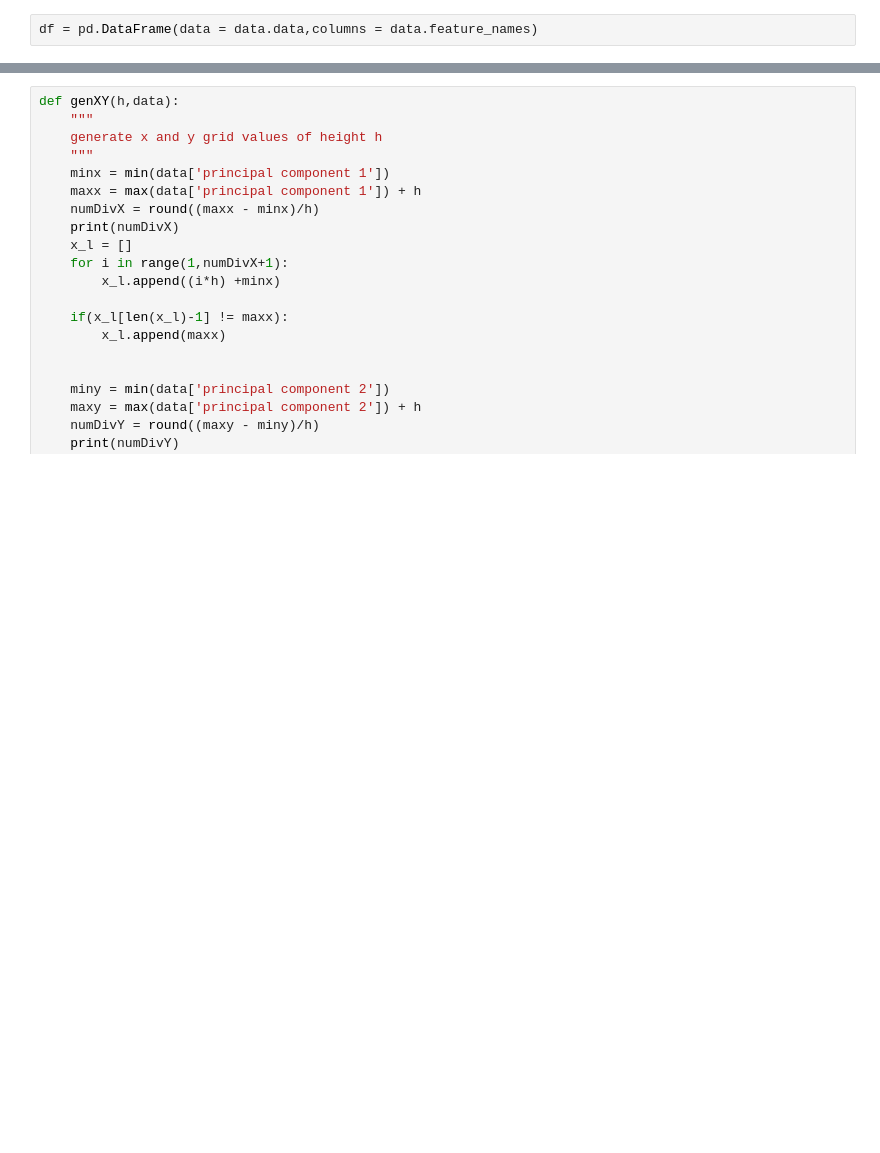
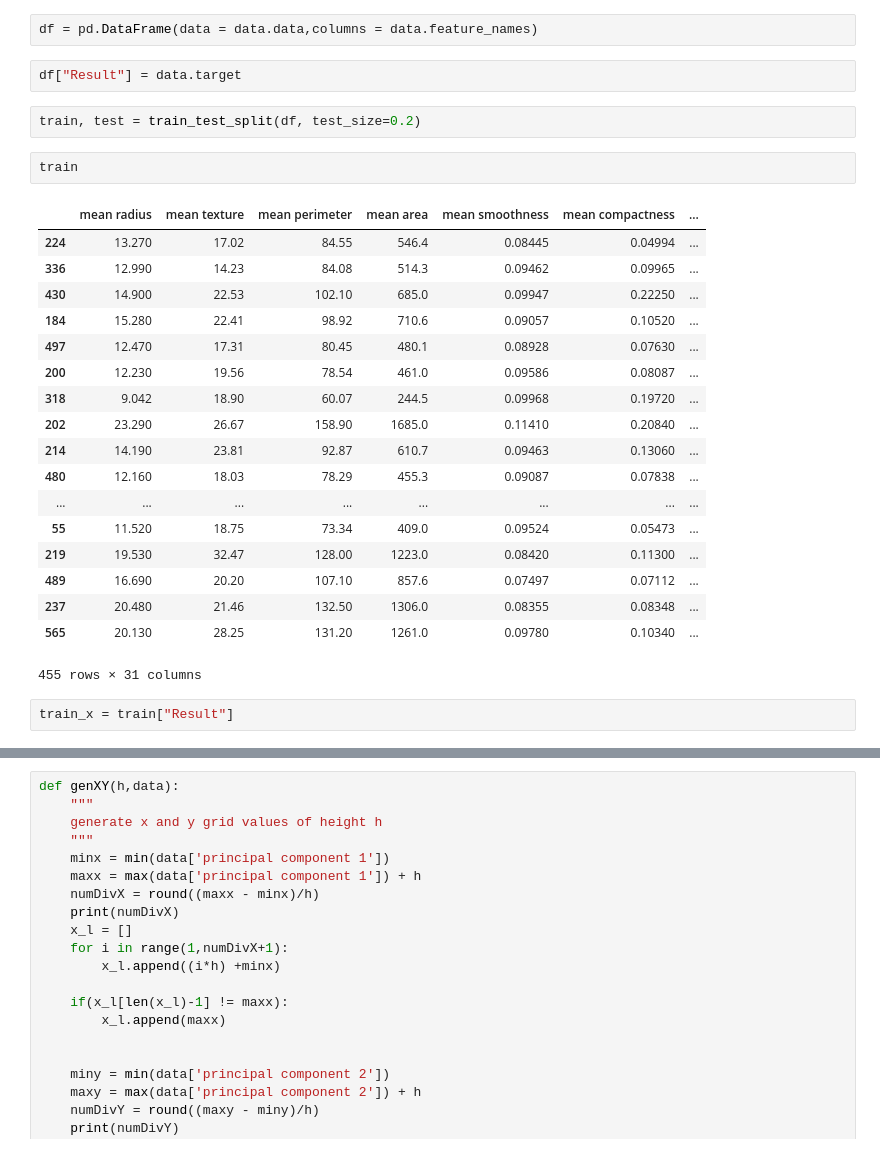
Before and after one commit to apoorva-sh/zodiac-experiments, a Jupyter notebook: experiments.ipynb, the cells around one changed output, grey strips where cells are left out. Drawn from its saved outputs; the diff is of its cells as text; blank space fills up the shorter version.

```diff
--- a/experiments.ipynb
+++ b/experiments.ipynb
@@ -16,3 +16,30 @@ from sklearn.metrics import recall_score
 data = load_breast_cancer()
 # %%
 df = pd.DataFrame(data = data.data,columns = data.feature_names)
+# %%
+df["Result"] = data.target
+# %%
+train, test = train_test_split(df, test_size=0.2)
+# %%
+train
+# %% [output]
+|  | mean radius | mean texture | mean perimeter | mean area | mean smoothness | mean compactness | ... |
+| 224 | 13.270 | 17.02 | 84.55 | 546.4 | 0.08445 | 0.04994 | ... |
+| 336 | 12.990 | 14.23 | 84.08 | 514.3 | 0.09462 | 0.09965 | ... |
+| 430 | 14.900 | 22.53 | 102.10 | 685.0 | 0.09947 | 0.22250 | ... |
+| 184 | 15.280 | 22.41 | 98.92 | 710.6 | 0.09057 | 0.10520 | ... |
+| 497 | 12.470 | 17.31 | 80.45 | 480.1 | 0.08928 | 0.07630 | ... |
+| 200 | 12.230 | 19.56 | 78.54 | 461.0 | 0.09586 | 0.08087 | ... |
+| 318 | 9.042 | 18.90 | 60.07 | 244.5 | 0.09968 | 0.19720 | ... |
+| 202 | 23.290 | 26.67 | 158.90 | 1685.0 | 0.11410 | 0.20840 | ... |
+| 214 | 14.190 | 23.81 | 92.87 | 610.7 | 0.09463 | 0.13060 | ... |
+| 480 | 12.160 | 18.03 | 78.29 | 455.3 | 0.09087 | 0.07838 | ... |
+| ... | ... | ... | ... | ... | ... | ... | ... |
+| 55 | 11.520 | 18.75 | 73.34 | 409.0 | 0.09524 | 0.05473 | ... |
+| 219 | 19.530 | 32.47 | 128.00 | 1223.0 | 0.08420 | 0.11300 | ... |
+| 489 | 16.690 | 20.20 | 107.10 | 857.6 | 0.07497 | 0.07112 | ... |
+| 237 | 20.480 | 21.46 | 132.50 | 1306.0 | 0.08355 | 0.08348 | ... |
+| 565 | 20.130 | 28.25 | 131.20 | 1261.0 | 0.09780 | 0.10340 | ... |
+455 rows × 31 columns
+# %%
+train_x = train["Result"]
```
Also changed, not shown: parts of 22 cells of this notebook, 1 other file.
